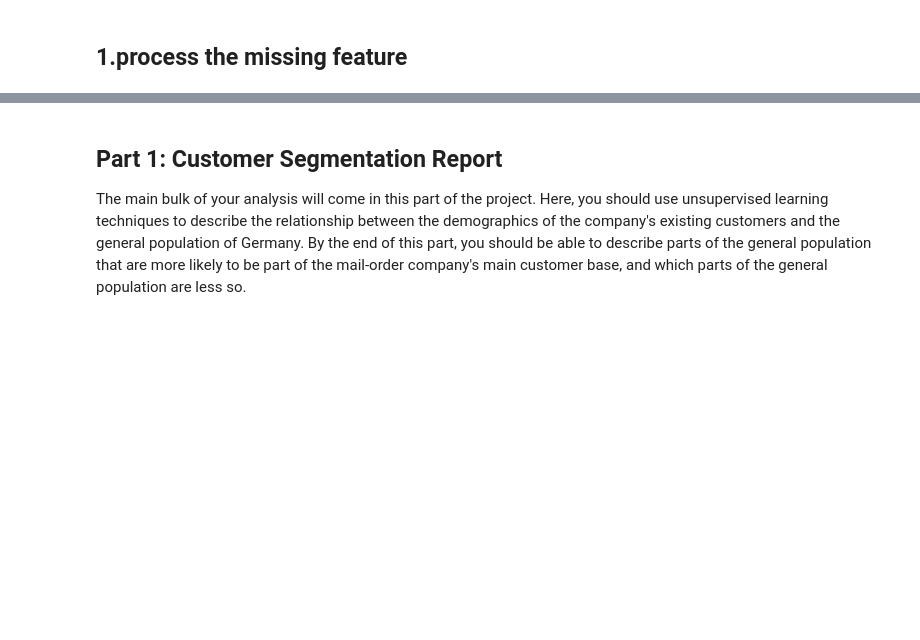
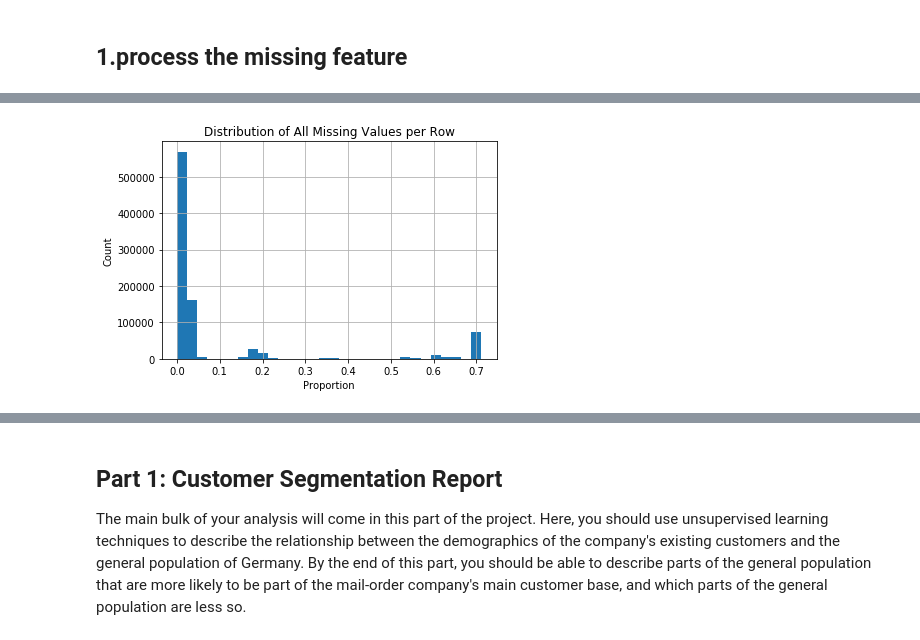
Before and after one commit to xueweiyema/ArvatoProject, a Jupyter notebook: Arvato Project Workbook.ipynb, the cells around one changed output, grey strips where cells are left out. Drawn from its saved outputs; the diff is of its cells as text; code cells hidden in the pictures; blank space fills up the shorter version.

```diff
--- a/Arvato Project Workbook.ipynb
+++ b/Arvato Project Workbook.ipynb
@@ -137,0 +163,11 @@ azdias.describe()
+# %%
+# deal with rows
+azdias_row_null=(azdias.isnull().mean(axis=1)).sort_values(ascending=False)
+customers_row_null=(customers.isnull().mean(axis=1)).sort_values(ascending=False)
+# %%
+azdias_row_null.hist(bins=30)
+plt.xlabel('Proportion')
+plt.ylabel('Count')
+plt.title('Distribution of All Missing Values per Row');
+# %% [output]
+[figure, added]
```
Also changed, not shown: parts of 22 cells of this notebook.
